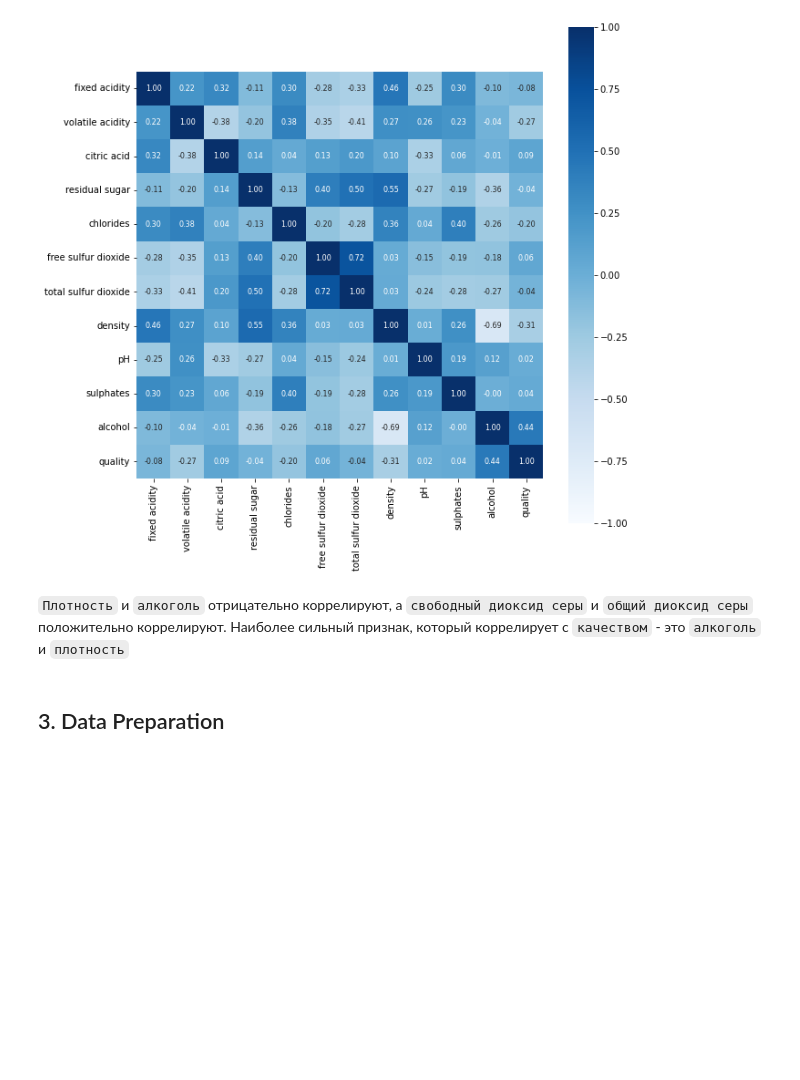
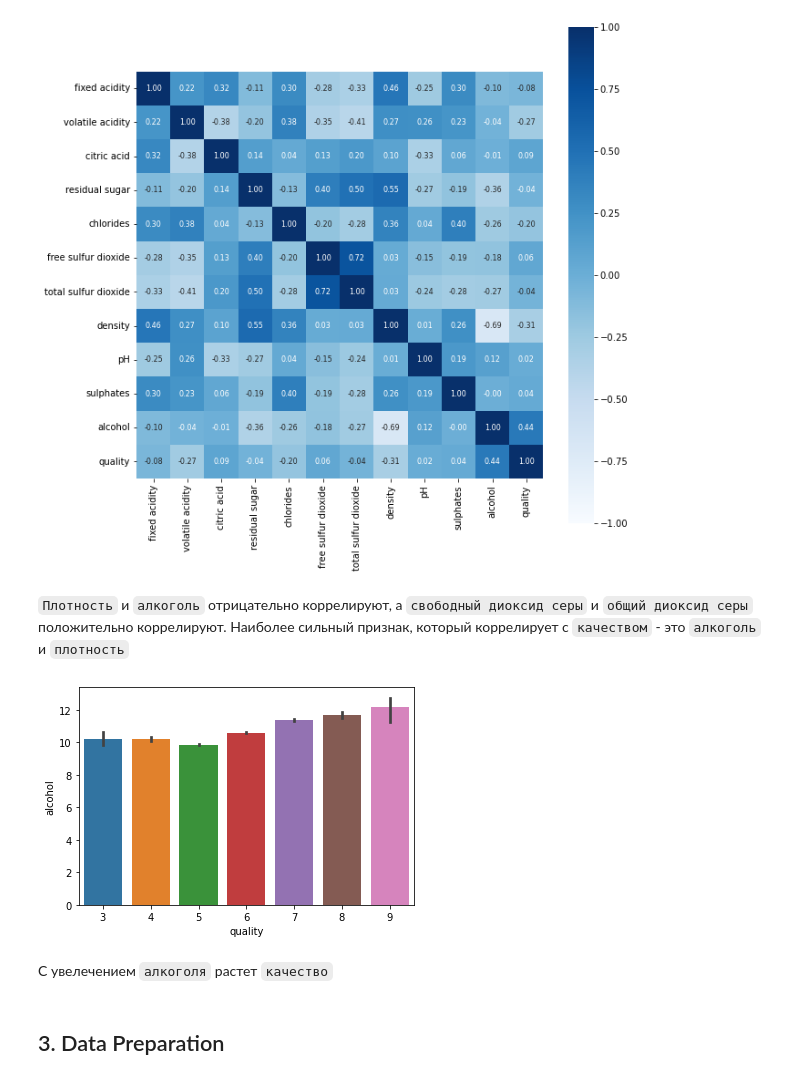
Before and after one commit to leralee/wine_quality, a Jupyter notebook: Wine Quality Prediction.ipynb, the cells around one changed output. Drawn from its saved outputs; the diff is of its cells as text; code cells hidden in the pictures; blank space fills up the shorter version.

```diff
--- a/Wine Quality Prediction.ipynb
+++ b/Wine Quality Prediction.ipynb
@@ -171,6 +164,13 @@ sns.heatmap(correlation, cbar=True, square=True, fmt='.2f',
 [figure]
 # %% [markdown]
 `Плотность` и `алкоголь` отрицательно коррелируют, а `свободный диоксид серы` и `общий диоксид серы` положительно коррелируют. Наиболее сильный признак, который коррелирует с `качеством` - это `алкоголь` и `плотность`
+# %%
+sns.barplot(x='quality', y='alcohol', data=wine_dataset)
+plt.show()
+# %% [output]
+[figure, added]
+# %% [markdown]
+С увелечением `алкоголя` растет `качество`
 # %%
 def plot_distribution( df , var , target , **kwargs ):
     row = kwargs.get( 'row' , None )
```
Also changed, not shown: parts of 23 cells of this notebook.
